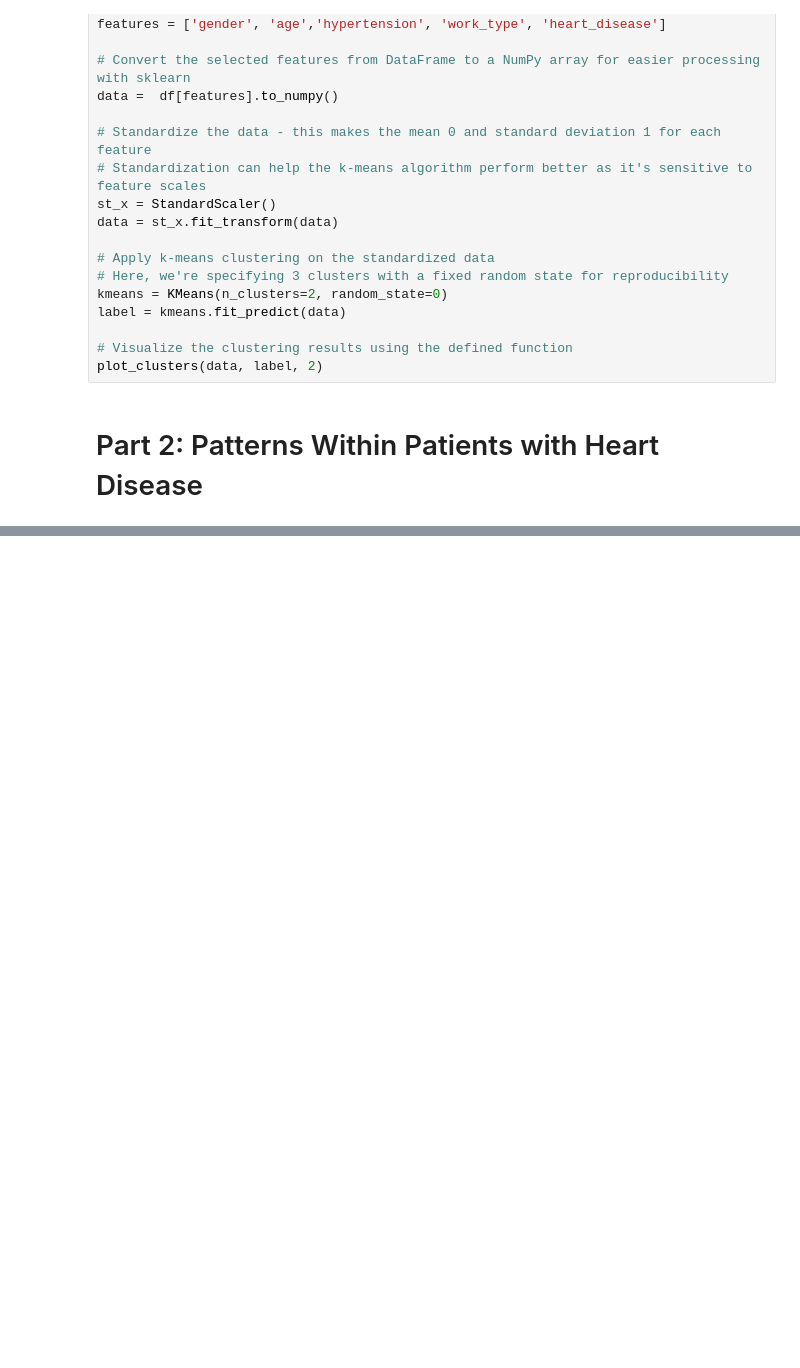
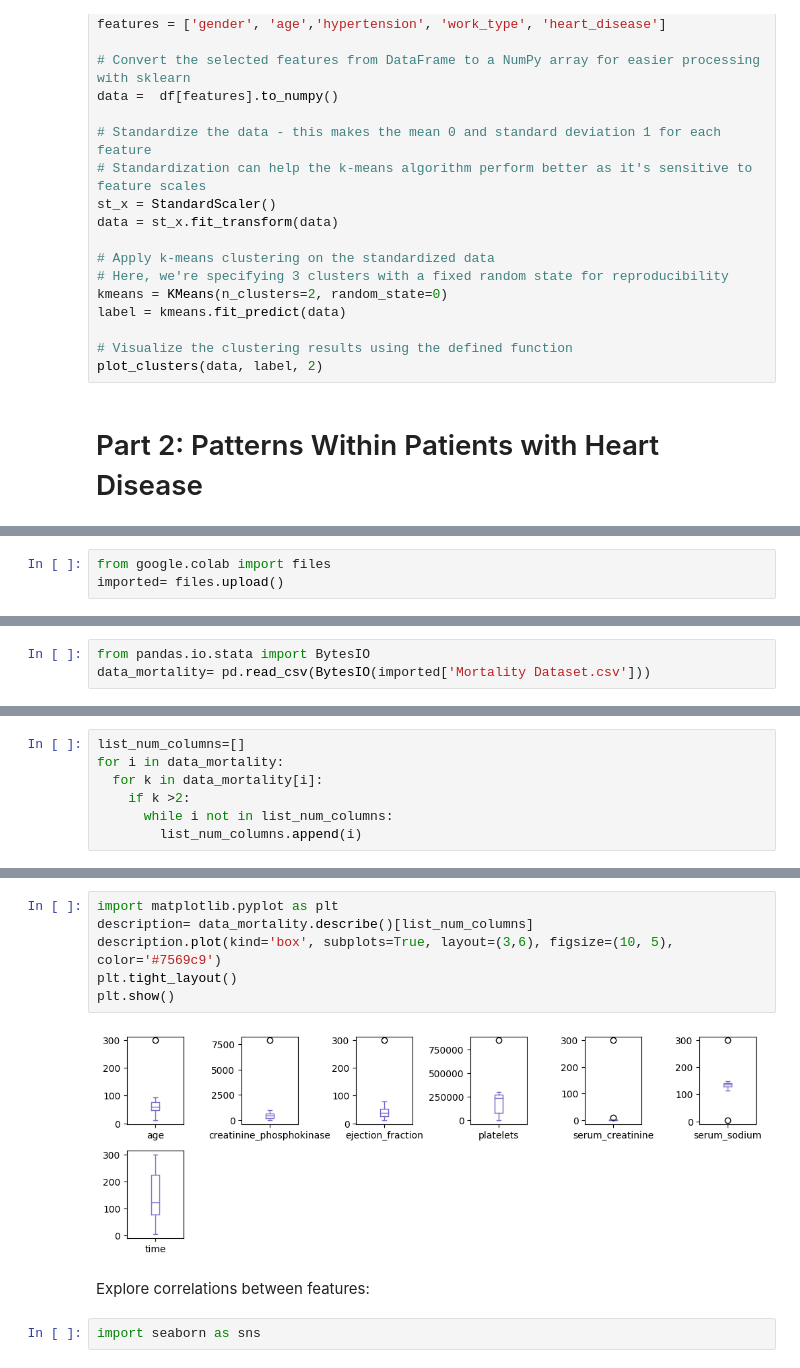
Before and after one commit to miranda-bi/CHL5230-Datathon, a Jupyter notebook: Datathon2.ipynb, the cells around one changed output, grey strips where cells are left out. Drawn from its saved outputs; the diff is of its cells as text; blank space fills up the shorter version.

```diff
--- a/Datathon2.ipynb
+++ b/Datathon2.ipynb
@@ -330,0 +311,3 @@ Saving Mortality Dataset.csv to Mortality Dataset.csv
+# %%
+from google.colab import files
+imported= files.upload()
@@ -330,0 +317,3 @@ Saving Mortality Dataset.csv to Mortality Dataset.csv
+# %%
+from pandas.io.stata import BytesIO
+data_mortality= pd.read_csv(BytesIO(imported['Mortality Dataset.csv']))
@@ -330,0 +323,7 @@ Saving Mortality Dataset.csv to Mortality Dataset.csv
+# %%
+list_num_columns=[]
+for i in data_mortality:
+  for k in data_mortality[i]:
+    if k >2:
+      while i not in list_num_columns:
+        list_num_columns.append(i)
@@ -330,0 +354,12 @@ Saving Mortality Dataset.csv to Mortality Dataset.csv
+# %%
+import matplotlib.pyplot as plt
+description= data_mortality.describe()[list_num_columns]
+description.plot(kind='box', subplots=True, layout=(3,6), figsize=(10, 5), color='#7569c9')
+plt.tight_layout()
+plt.show()
+# %% [output]
+[figure, added]
+# %% [markdown]
+Explore correlations between features:
+# %%
+import seaborn as sns
```
Also changed, not shown: parts of 34 cells of this notebook.
